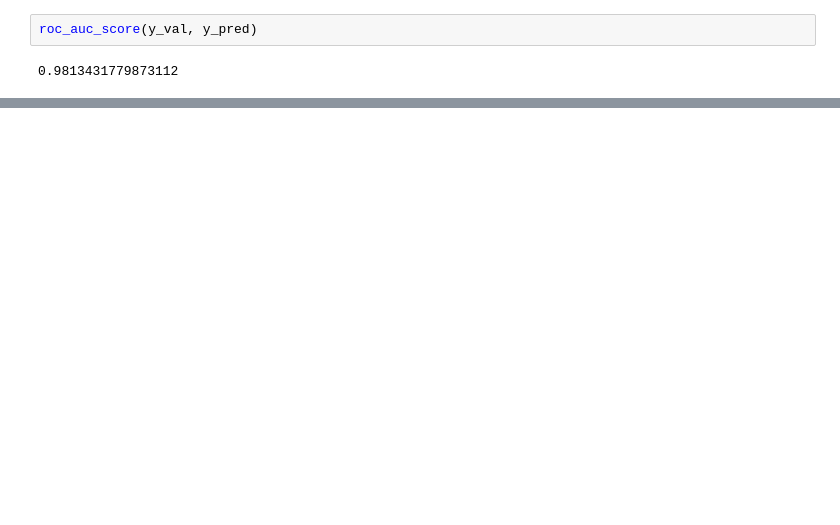
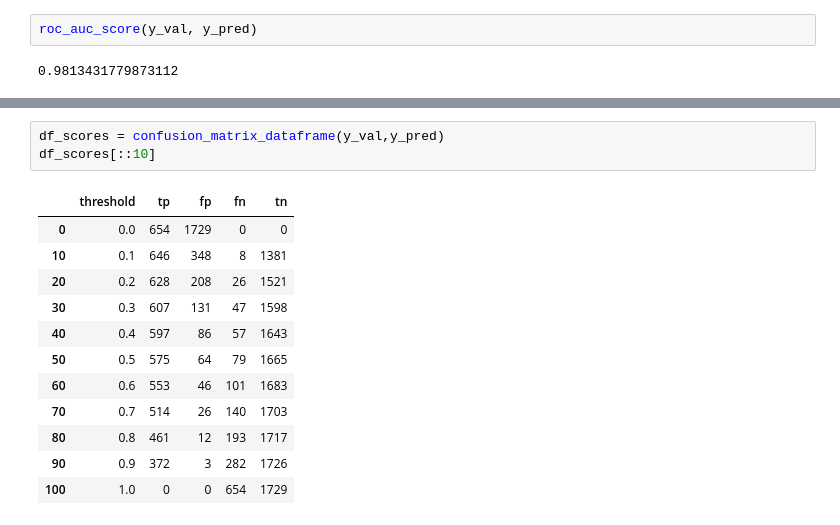
Before and after one commit to yashk1/ml-zoomcamp, a Jupyter notebook: 4_classification_eval_metrics/homework/hw4.ipynb, the cells around one changed output, grey strips where cells are left out. Cells and saved outputs as stored; diff of their text form; blank space fills up the shorter version.

```diff
--- a/4_classification_eval_metrics/homework/hw4.ipynb
+++ b/4_classification_eval_metrics/homework/hw4.ipynb
@@ -152,0 +206,16 @@ roc_auc_score(y_val, y_pred)
+# %%
+df_scores = confusion_matrix_dataframe(y_val,y_pred)
+df_scores[::10]
+# %% [output]
+|  | threshold | tp | fp | fn | tn |
+| 0 | 0.0 | 654 | 1729 | 0 | 0 |
+| 10 | 0.1 | 646 | 348 | 8 | 1381 |
+| 20 | 0.2 | 628 | 208 | 26 | 1521 |
+| 30 | 0.3 | 607 | 131 | 47 | 1598 |
+| 40 | 0.4 | 597 | 86 | 57 | 1643 |
+| 50 | 0.5 | 575 | 64 | 79 | 1665 |
+| 60 | 0.6 | 553 | 46 | 101 | 1683 |
+| 70 | 0.7 | 514 | 26 | 140 | 1703 |
+| 80 | 0.8 | 461 | 12 | 193 | 1717 |
+| 90 | 0.9 | 372 | 3 | 282 | 1726 |
+| 100 | 1.0 | 0 | 0 | 654 | 1729 |
```
Also changed, not shown: parts of 14 cells of this notebook.
